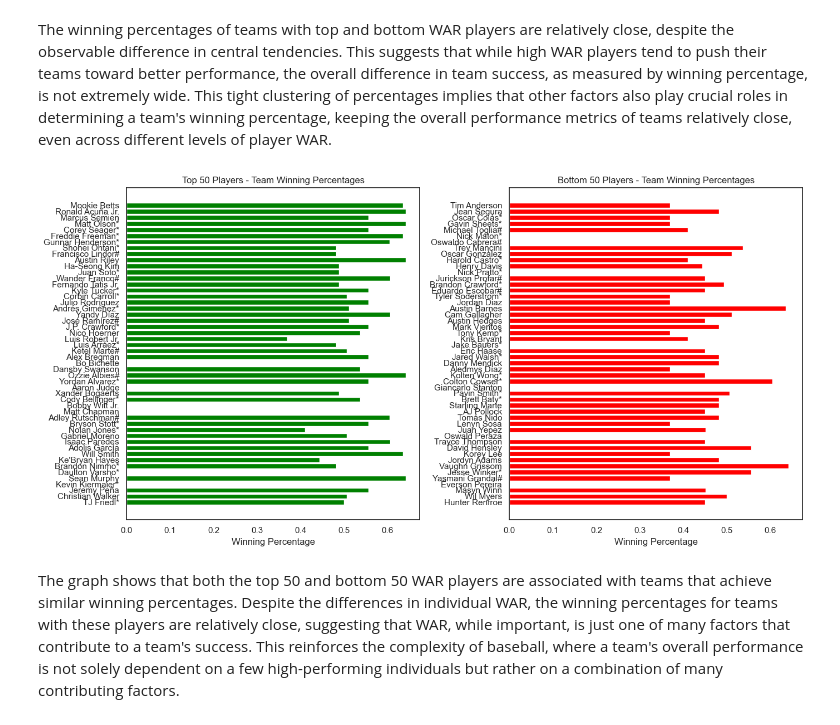
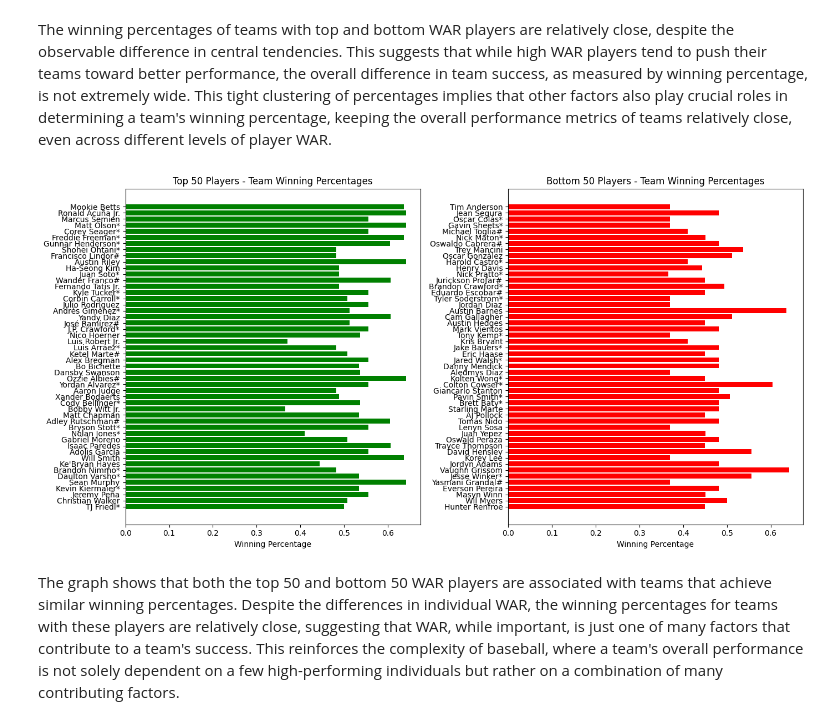
Before and after one commit to Ethanp333/baseball_data, a Jupyter notebook: starting_new.ipynb, the cells around one changed output. Cells and saved outputs as stored; diff of their text form; code cells hidden in the pictures.

```diff
--- a/starting_new.ipynb
+++ b/starting_new.ipynb
@@ -679,56 +614,54 @@ plt.show()
 # %% [markdown]
 The winning percentages of teams with top and bottom WAR players are relatively close, despite the observable difference in central tendencies. This suggests that while high WAR players tend to push their teams toward better performance, the overall difference in team success, as measured by winning percentage, is not extremely wide. This tight clustering of percentages implies that other factors also play crucial roles in determining a team's winning percentage, keeping the overall performance metrics of teams relatively close, even across different levels of player WAR.
 # %%
-import pandas as pd
-import matplotlib.pyplot as plt
-
 # Data preparation (as previously defined)
 top_50_data = pd.DataFrame({
     'Name': ["Mookie Betts", "Ronald Acuña Jr.", "Marcus Semien", "Matt Olson*", "Corey Seager*",
-             "Freddie Freeman*", "Gunnar Henderson*", "Shohei Ohtani*", "Francisco Lindor#", "Austin Riley",
-             "Ha-Seong Kim", "Juan Soto*", "Wander Franco#", "Fernando Tatis Jr.", "Kyle Tucker*",
-             "Corbin Carroll*", "Julio Rodríguez", "Andrés Giménez*", "Yandy Díaz", "José Ramírez#",
-             "J.P. Crawford*", "Nico Hoerner", "Luis Robert Jr.", "Luis Arráez*", "Ketel Marte#",
-             "Alex Bregman", "Bo Bichette", "Dansby Swanson", "Ozzie Albies#", "Yordan Alvarez*",
-             "Aaron Judge", "Xander Bogaerts", "Cody Bellinger*", "Bobby Witt Jr.", "Matt Chapman",
-             "Adley Rutschman#", "Bryson Stott*", "Nolan Jones*", "Gabriel Moreno", "Isaac Paredes",
-             "Adolis García", "Will Smith", "Ke'Bryan Hayes", "Brandon Nimmo*", "Daulton Varsho*",
-             "Sean Murphy", "Kevin Kiermaier*", "Jeremy Peña", "Christian Walker", "TJ Friedl*"],
+            "Freddie Freeman*", "Gunnar Henderson*", "Shohei Ohtani*", "Francisco Lindor#", "Austin Riley",
+            "Ha-Seong Kim", "Juan Soto*", "Wander Franco#", "Fernando Tatis Jr.", "Kyle Tucker*",
+            "Corbin Carroll*", "Julio Rodríguez", "Andrés Giménez*", "Yandy Díaz", "José Ramírez#",
+            "J.P. Crawford*", "Nico Hoerner", "Luis Robert Jr.", "Luis Arráez*", "Ketel Marte#",
+            "Alex Bregman", "Bo Bichette", "Dansby Swanson", "Ozzie Albies#", "Yordan Alvarez*",
+            "Aaron Judge", "Xander Bogaerts", "Cody Bellinger*", "Bobby Witt Jr.", "Matt Chapman",
+            "Adley Rutschman#", "Bryson Stott*", "Nolan Jones*", "Gabriel Moreno", "Isaac Paredes",
+            "Adolis García", "Will Smith", "Ke'Bryan Hayes", "Brandon Nimmo*", "Daulton Varsho*",
+            "Sean Murphy", "Kevin Kiermaier*", "Jeremy Peña", "Christian Walker", "TJ Friedl*"],
     'Tm': ["LAD", "ATL", "TEX", "ATL", "TEX",
-           "LAD", "BAL", "LAA", "NYM", "ATL",
-           "SDP", "SDP", "TBR", "SDP", "HOU",
-           "ARI", "SEA", "CLE", "TBR", "CLE",
-           "SEA", "CHC", "CHW", "MIA", "ARI",
-           "HOU", "TOR", "CHC", "ATL", "HOU",
-           "NYY", "SDP", "CHC", "KCR", "TOR",
-           "BAL", "PHI", "COL", "ARI", "TBR",
-           "TEX", "LAD", "PIT", "NYM", "TOR",
-           "ATL", "TOR", "HOU", "ARI", "CIN"]
+        "LAD", "BAL", "LAA", "NYM", "ATL",
+        "SDP", "SDP", "TBR", "SDP", "HOU",
+        "ARI", "SEA", "CLE", "TBR", "CLE",
+        "SEA", "CHC", "CHW", "MIA", "ARI",
+        "HOU", "TOR", "CHC", "ATL", "HOU",
+        "NYY", "SDP", "CHC", "KCR", "TOR",
+        "BAL", "PHI", "COL", "ARI", "TBR",
+        "TEX", "LAD", "PIT", "NYM", "TOR",
+        "ATL", "TOR", "HOU", "ARI", "CIN"]
 })
 
 bottom_50_data = pd.DataFrame({
     'Name': ["Tim Anderson", "Jean Segura", "Oscar Colás*", "Gavin Sheets*", "Michael Toglia#",
-             "Nick Maton*", "Oswaldo Cabrera#", "Trey Mancini", "Oscar González", "Harold Castro*",
-             "Henry Davis", "Nick Pratto*", "Jurickson Profar#", "Brandon Crawford*", "Eduardo Escobar#",
-             "Tyler Soderstrom*", "Jordan Diaz", "Austin Barnes", "Cam Gallagher", "Austin Hedges",
-             "Mark Vientos", "Tony Kemp*", "Kris Bryant", "Jake Bauers*", "Eric Haase",
-             "Jared Walsh*", "Danny Mendick", "Aledmys Díaz", "Kolten Wong*", "Colton Cowser*",
-             "Giancarlo Stanton", "Pavin Smith*", "Brett Baty*", "Starling Marte", "AJ Pollock",
-             "Tomás Nido", "Lenyn Sosa", "Juan Yepez", "Oswald Peraza", "Trayce Thompson",
-             "David Hensley", "Korey Lee", "Jordyn Adams", "Vaughn Grissom", "Jesse Winker*",
-             "Yasmani Grandal#", "Everson Pereira", "Masyn Winn", "Wil Myers", "Hunter Renfroe"],
+            "Nick Maton*", "Oswaldo Cabrera#", "Trey Mancini", "Oscar González", "Harold Castro*",
+            "Henry Davis", "Nick Pratto*", "Jurickson Profar#", "Brandon Crawford*", "Eduardo Escobar#",
+            "Tyler Soderstrom*", "Jordan Diaz", "Austin Barnes", "Cam Gallagher", "Austin Hedges",
+            "Mark Vientos", "Tony Kemp*", "Kris Bryant", "Jake Bauers*", "Eric Haase",
+            "Jared Walsh*", "Danny Mendick", "Aledmys Díaz", "Kolten Wong*", "Colton Cowser*",
+            "Giancarlo Stanton", "Pavin Smith*", "Brett Baty*", "Starling Marte", "AJ Pollock",
+            "Tomás Nido", "Lenyn Sosa", "Juan Yepez", "Oswald Peraza", "Trayce Thompson",
+            "David Hensley", "Korey Lee", "Jordyn Adams", "Vaughn Grissom", "Jesse Winker*",
+            "Yasmani Grandal#", "Everson Pereira", "Masyn Winn", "Wil Myers", "Hunter Renfroe"],
     'Tm': ["CHW", "MIA", "CHW", "CHW", "COL",
-           "DET", "NYY", "CHC", "CLE", "COL",
-           "PIT", "KCR", "2TM", "SFG", "2TM",
-           "OAK", "OAK", "LAD", "CLE", "2TM",
-           "NYM", "OAK", "COL", "NYY", "2TM",
-           "LAA", "NYM", "OAK", "2TM", "BAL",
-           "NYY", "ARI", "NYM", "NYM", "2TM",
-           "NYM", "CHW", "STL", "NYY", "2TM",
-           "HOU", "CHW", "LAA", "ATL", "MIL",
-           "CHW", "NYY", "STL", "CIN", "2TM"]
+        "DET", "NYY", "CHC", "CLE", "COL",
+        "PIT", "KCR", "2TM", "SFG", "2TM",
+        "OAK", "OAK", "LAD", "CLE", "2TM",
+        "NYM", "OAK", "COL", "NYY", "2TM",
+        "LAA", "NYM", "OAK", "2TM", "BAL",
+        "NYY", "ARI", "NYM", "NYM", "2TM",
+        "NYM", "CHW", "STL", "NYY", "2TM",
+        "HOU", "CHW", "LAA", "ATL", "MIL",
+        "CHW", "NYY", "STL", "CIN", "2TM"]
 })
 
+# Updated team winning percentage data
 team_winning_percentage = {
     'LAD': 0.636,
     'ATL': 0.642,
@@ -747,40 +680,44 @@ team_winning_percentage = {
     'MIA': 0.482,
     'PHI': 0.556,
     'COL': 0.410,
-    '2TM': 0.450,  # Averaged or generalized for teams with multiple teams
+    '2TM': 0.450,  # Averaged or generalized for players with multiple teams
     'SFG': 0.494,
     'OAK': 0.370,
     'PIT': 0.444,
     'STL': 0.451,
     'CIN': 0.500,
-    'MIL': 0.556
+    'MIL': 0.556,
+    'TOR': 0.534,  # Toronto Blue Jays
+    'KCR': 0.366,  # Kansas City Royals
+    'NYY': 0.482,  # New York Yankees
+    'DET': 0.451   # Detroit Tigers (Nick Maton's team)
 }
 
 # Mapping team winning percentages to the top 50 and bottom 50 players
 top_50_data['Actual_Winning_Percentage'] = top_50_data['Tm'].map(team_winning_percentage)
 bottom_50_data['Actual_Winning_Percentage'] = bottom_50_data['Tm'].map(team_winning_percentage)
 
 # Plotting the results
 plt.figure(figsize=(14, 7))
 
 # Top 50 Players
 plt.subplot(1, 2, 1)
 plt.barh(top_50_data['Name'], top_50_data['Actual_Winning_Percentage'], color='green')
 plt.title('Top 50 Players - Team Winning Percentages')
 plt.xlabel('Winning Percentage')
 plt.gca().invert_yaxis()  # Invert y-axis for better readability
 
 # Bottom 50 Players
 plt.subplot(1, 2, 2)
 plt.barh(bottom_50_data['Name'], bottom_50_data['Actual_Winning_Percentage'], color='red')
 plt.title('Bottom 50 Players - Team Winning Percentages')
 plt.xlabel('Winning Percentage')
 plt.gca().invert_yaxis()  # Invert y-axis for better readability
 
 plt.tight_layout()
 plt.show()
 # %% [output]
-[figure, old version]
+[figure, new version]
 # %% [markdown]
 The graph shows that both the top 50 and bottom 50 WAR players are associated with teams that achieve similar winning percentages. Despite the differences in individual WAR, the winning percentages for teams with these players are relatively close, suggesting that WAR, while important, is just one of many factors that contribute to a team's success. This reinforces the complexity of baseball, where a team's overall performance is not solely dependent on a few high-performing individuals but rather on a combination of many contributing factors.
 # %% [markdown]
```
Also changed, not shown: parts of 28 cells of this notebook, 2 other files.
